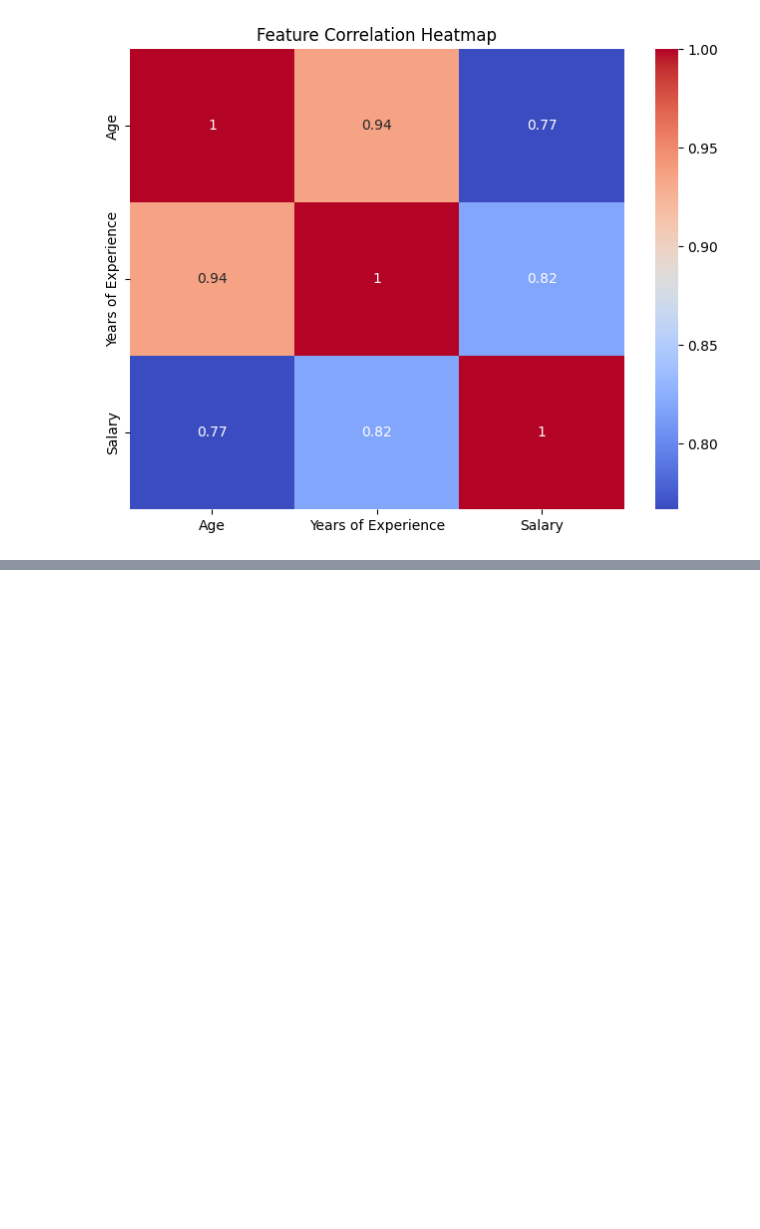
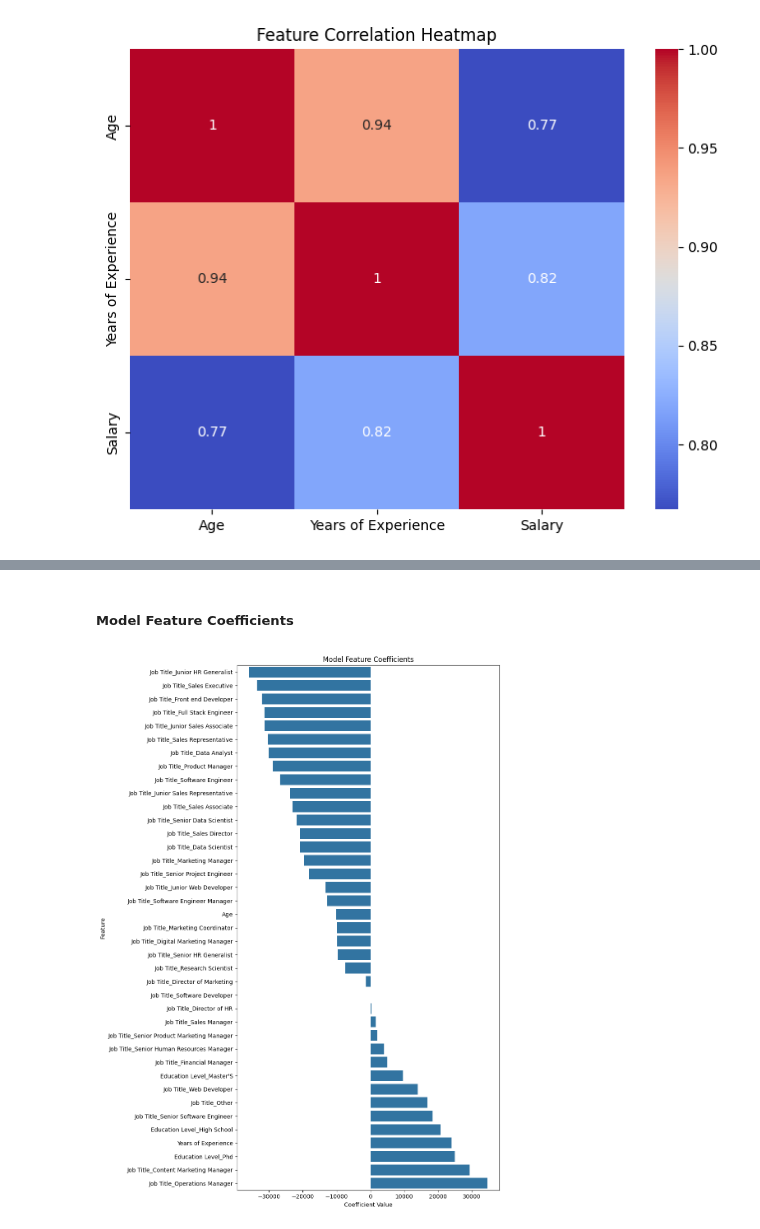
Before and after one commit to Suraweera1235/CS_Group_09_Salary_prediction, a Jupyter notebook: notebooks/Sakith_FC110558/Linear_regression.ipynb, the cells around one changed output, grey strips where cells are left out. Drawn from its saved outputs; the diff is of its cells as text; code cells hidden in the pictures; blank space fills up the shorter version.

```diff
--- a/notebooks/Sakith_FC110558/Linear_regression.ipynb
+++ b/notebooks/Sakith_FC110558/Linear_regression.ipynb
@@ -424,5 +415,5 @@ Splitting Data
 # %%
-from sklearn.model_selection import train_test_split
-
 #split data 80% to train and 20% for test
-X_train, X_test, y_train, y_test = train_test_split(X_ohe, y, test_size=0.2, random_state=42)
+X_train, X_test, y_train, y_test = train_test_split(
+    X, y, test_size=0.2, random_state=42
+)
@@ -462,0 +450,12 @@ Mean Cross Validation R2 Score: 0.8372593541754003
+# %%
+#perform 5-fold cross-validation on training data
+scores = cross_val_score(model, X_train, y_train, cv=5, scoring='r2')
+print("Cross Validation R2 Scores:", scores)
+print(f"Mean Cross Validation R2 Score: {scores.mean():.4f}")
+
+#fit pipeline for training data
+model.fit(X_train, y_train)
+
+#train_r2 score
+train_r2 = model.score(X_train, y_train)
+print(f"Training R²: {train_r2:.4f}")
@@ -528,0 +537,22 @@ plt.show()
+# %% [markdown]
+##### Model Feature Coefficients
+# %%
+reg = model.named_steps['regressor']
+
+cat_features = model.named_steps['preprocessor'] \
+                    .named_transformers_['cat'] \
+                    .get_feature_names_out(categorical_cols)
+
+feature_names = numeric_cols + list(cat_features)
+
+coefficients = pd.Series(reg.coef_, index=feature_names).sort_values()
+
+plt.figure(figsize=(10, 0.3*len(coefficients) + 2))
+sns.barplot(x=coefficients.values, y=coefficients.index)
+plt.title("Model Feature Coefficients")
+plt.xlabel("Coefficient Value")
+plt.ylabel("Feature")
+plt.tight_layout()
+plt.show()
+# %% [output]
+[figure, added]
```
Also changed, not shown: parts of 43 cells of this notebook, 25 other files.
